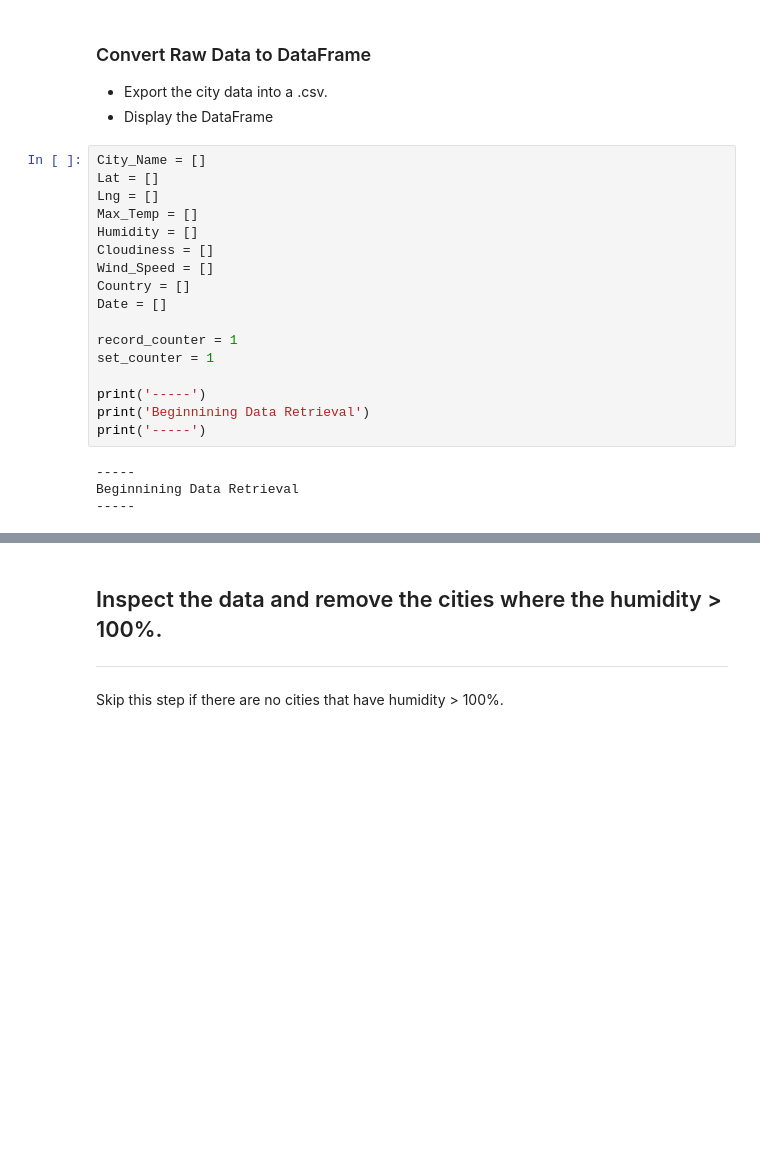
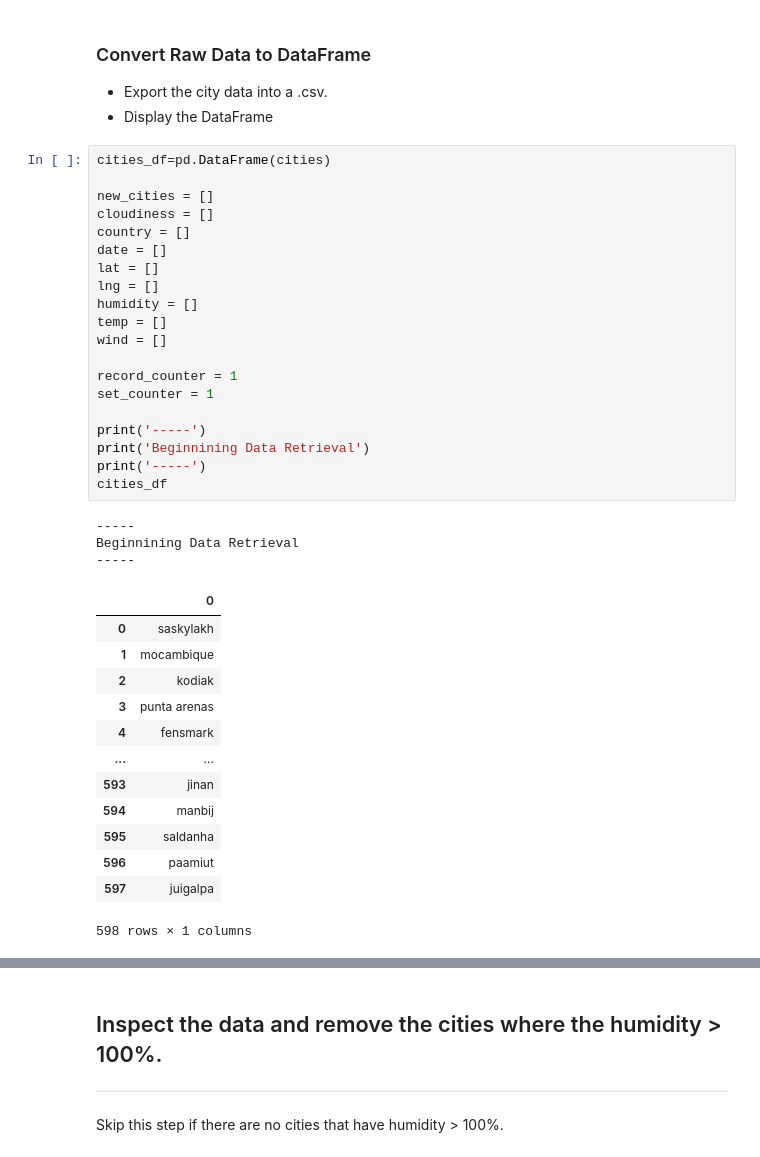
Before and after one commit to brettmw92/python-api-challenge, a Jupyter notebook: WeatherPy.ipynb, the cells around one changed output, grey strips where cells are left out. Cells and saved outputs as stored; diff of their text form; blank space fills up the shorter version.

```diff
--- a/WeatherPy.ipynb
+++ b/WeatherPy.ipynb
@@ -67,25 +67,41 @@ query_url = f"{base_url}appid={weather_api_key}&units={units}&q="
 * Export the city data into a .csv.
 * Display the DataFrame
 # %%
-City_Name = []
-Lat = []
-Lng = []
-Max_Temp = []
-Humidity = []
-Cloudiness = []
-Wind_Speed = []
-Country = []
-Date = []
+cities_df=pd.DataFrame(cities)
+
+new_cities = []
+cloudiness = []
+country = []
+date = []
+lat = []
+lng = []
+humidity = []
+temp = []
+wind = []
 
 record_counter = 1
 set_counter = 1
 
 print('-----')
 print('Beginnining Data Retrieval')
 print('-----')
+cities_df
 # %% [output]
 -----
 Beginnining Data Retrieval
 -----
+|  | 0 |
+| 0 | saskylakh |
+| 1 | mocambique |
+| 2 | kodiak |
+| 3 | punta arenas |
+| 4 | fensmark |
+| ... | ... |
+| 593 | jinan |
+| 594 | manbij |
+| 595 | saldanha |
+| 596 | paamiut |
+| 597 | juigalpa |
+598 rows × 1 columns
 # %%
 for city in cities:
```
Also changed, not shown: parts of 4 cells of this notebook, 1 other file.
